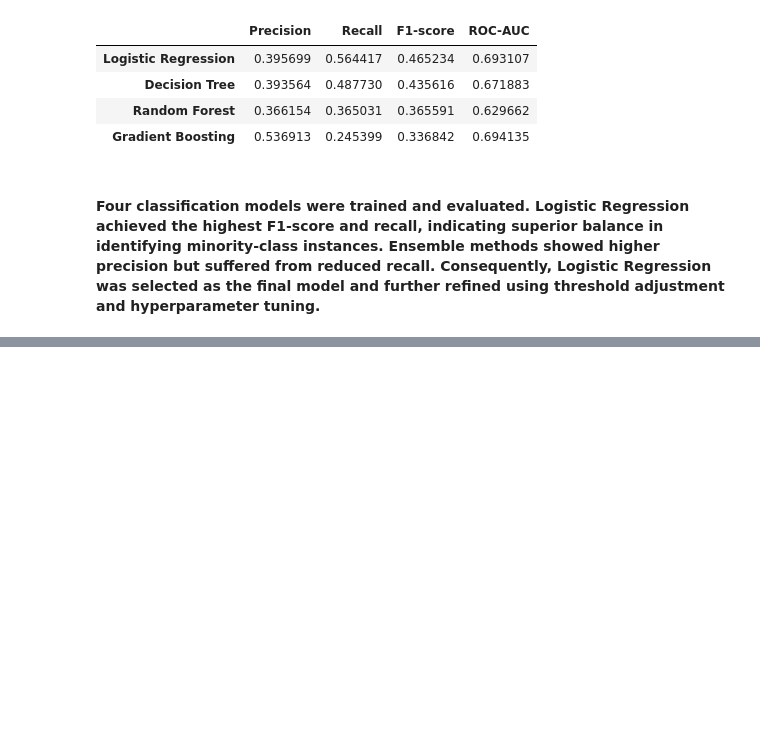
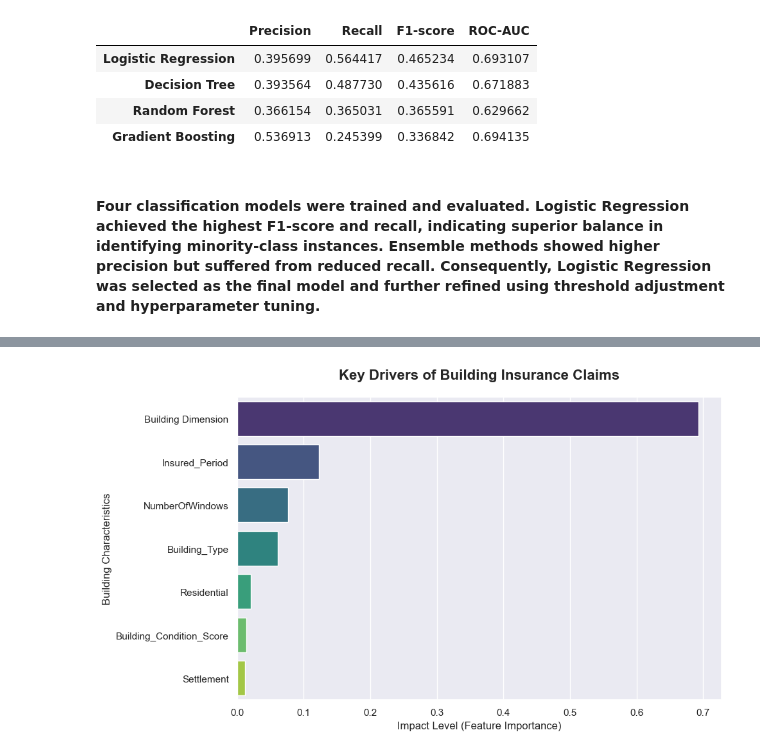
Before and after one commit to GZMRZ/Capstone__project, a Jupyter notebook: Capstone_project.ipynb, the cells around one changed output, grey strips where cells are left out. Drawn from its saved outputs; the diff is of its cells as text; code cells hidden in the pictures; blank space fills up the shorter version.

Commit message:
Complete ML pipeline: preprocessing, EDA, modeling, and evaluation

```diff
--- a/Capstone_project.ipynb
+++ b/Capstone_project.ipynb
@@ -638,0 +619,41 @@ array([[813, 291],
+# %%
+import pandas as pd
+import matplotlib.pyplot as plt
+import seaborn as sns
+from sklearn.ensemble import RandomForestClassifier # Replace with your chosen model
+
+# 1. Prepare your data (Replace 'X' and 'y' with your variables)
+# If you used a different model (like XGBoost or Logistic Regression),
+# make sure to call the correct attribute for feature importance.
+
+# Example assuming a Random Forest model named 'best_model'
+importances = rf.feature_importances_
+feature_names = X.columns
+
+# 2. Create a DataFrame for the plot
+feature_importance_df = pd.DataFrame({
+    'Feature': feature_names,
+    'Importance': importances
+}).sort_values(by='Importance', ascending=False)
+
+# 3. Create the Visualization
+sns.set_theme(style="darkgrid")
+plt.figure(figsize=(10, 6))
+
+# Choose a professional color palette like 'viridis' or 'Blues_r'
+plot = sns.barplot(
+    x='Importance',
+    y='Feature',
+    data=feature_importance_df.head(10), # Show top 10 features
+    palette='viridis'
+)
+
+# 4. Add Professional Styling
+plt.title('Key Drivers of Building Insurance Claims', fontsize=16, fontweight='bold', pad=20)
+plt.xlabel('Impact Level (Feature Importance)', fontsize=12)
+plt.ylabel('Building Characteristics', fontsize=12)
+plt.tight_layout()
+
+plt.show()
+# %% [output]
+[figure, added]
```
Also changed, not shown: parts of 19 cells of this notebook, 2 other files.
